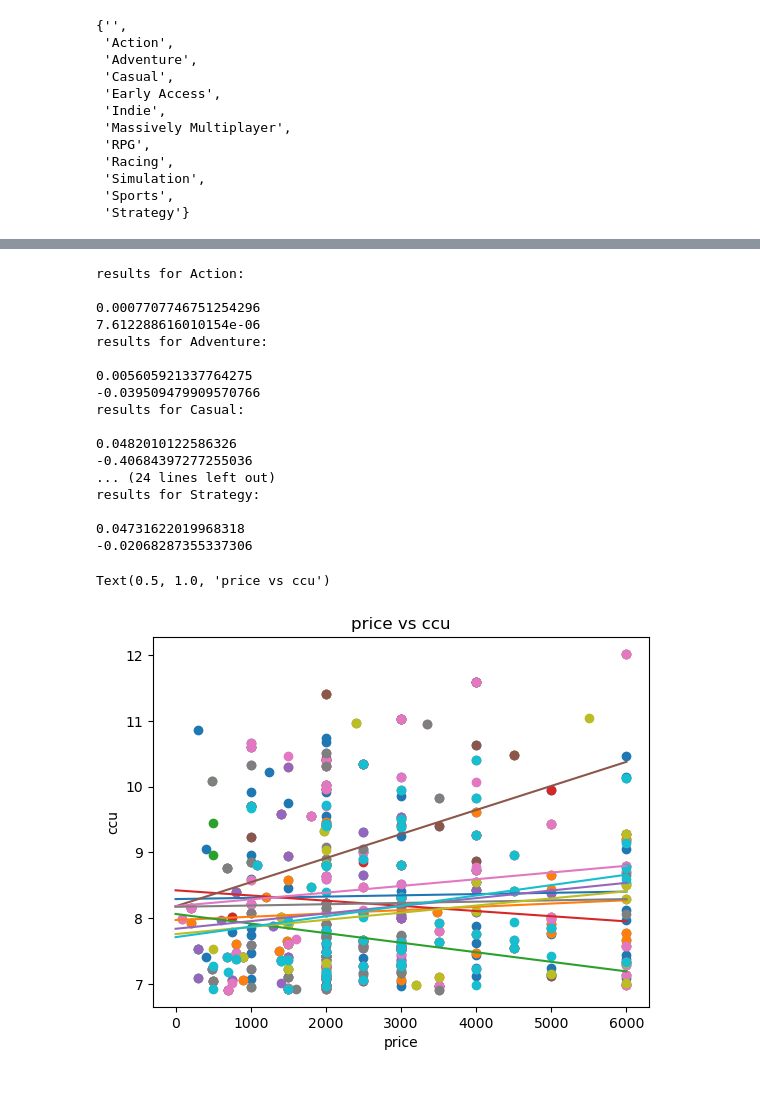
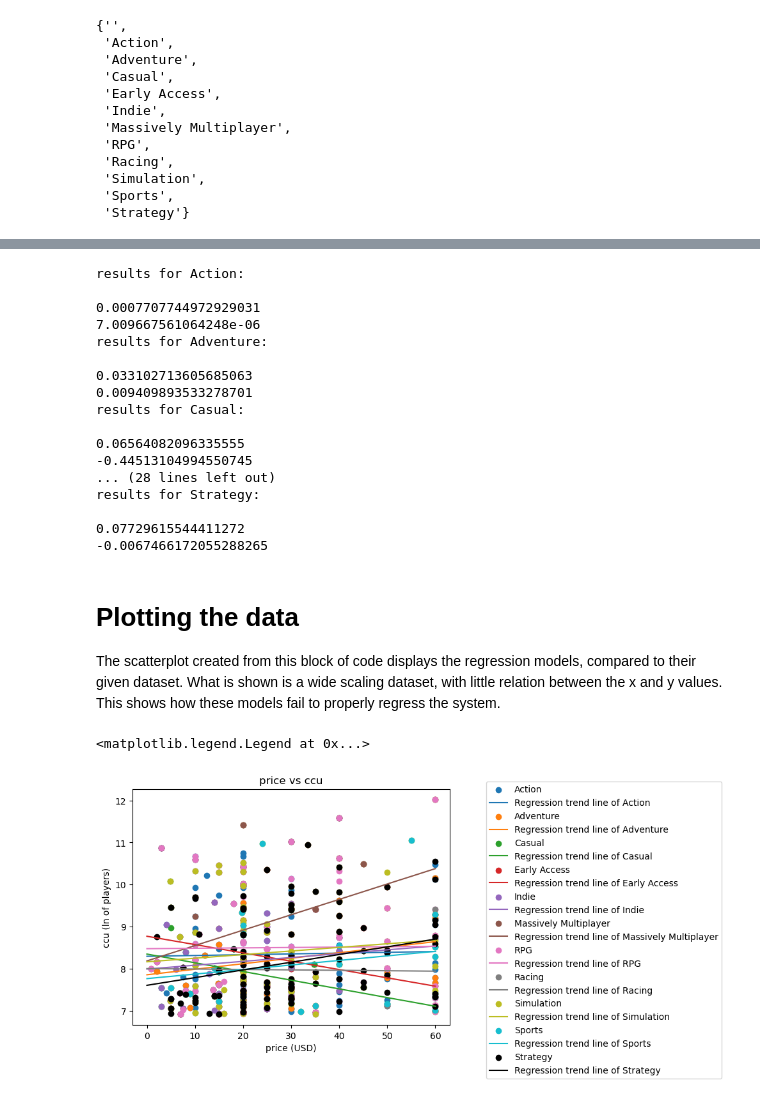
Before and after one commit to PurpleLampShade/MachineLearningFinal, a Jupyter notebook: Ridge_regressor.ipynb, the cells around one changed output, grey strips where cells are left out. Saved outputs shown, nothing was run; the diff lists cells and outputs as text; code cells hidden in the pictures.

```diff
--- a/Ridge_regressor.ipynb
+++ b/Ridge_regressor.ipynb
@@ -165,14 +186,18 @@ fig, ax = plt.subplots()
 genres = RelevantData["genres"].unique()
 
 for g in genres:
-  x = RelevantData.loc[RelevantData.genres == g, 'price_x']
+  X = RelevantData.loc[RelevantData.genres == g, 'price_x']
   y = RelevantData.loc[RelevantData.genres == g, 'ccu']
 
-  ax.scatter(x,y, label = g)
+  if g == 'Strategy':
+    ax.scatter(X,y, color = 'black', label = g)
+  else:
+    ax.scatter(X,y, label = g)
 
-ax.set_xlabel("price")
-ax.set_ylabel("ccu")
+ax.set_xlabel("price (USD)")
+ax.set_ylabel("ccu (ln of players)")
 ax.set_title("price vs ccu")
-ax.legend()
+ax.legend(bbox_to_anchor=(1.1, 1.05))
+#ax.legend()
 # %% [output]
 <matplotlib.legend.Legend at 0x...>
@@ -215,6 +243,7 @@ for g in genres:
   modelgenres [g] = model
 
   display(gsModel.best_params_)
+  display(gsModel.best_score_)
 
   display(mean_squared_error(y_train, gsModel.predict(X_train)))
   display(r2_score(y_train, gsModel.predict(X_train)))
@@ -237,60 +269,71 @@ for g in genres:
   print("results for " + g + ": \n")
   X = RelevantData.loc[RelevantData.genres == g, ['price_x']]
   y = RelevantData.loc[RelevantData.genres == g, ['ccu']]
+
   X_train, X_test, y_train, y_test = train_test_split(X,y, test_size=0.2, random_state=20)
-  model = modelgenres [g]
+  model = model = modelgenres [g]
 
-  print(model.score(X_train,y_train))
-  print(model.score(X_test,y_test))
+  print(r2_score(y_train, model.predict(X_train)))
+  print(r2_score(y_test, model.predict(X_test)))
 # %% [output]
 results for Action:
 
-0.0007707746751254296
-7.612288616010154e-06
+0.0007707744972929031
+7.009667561064248e-06
 results for Adventure:
 
-0.005605921337764275
--0.039509479909570766
+0.033102713605685063
+0.009409893533278701
 results for Casual:
 
-0.0482010122586326
--0.40684397277255036
-... (24 lines left out)
+0.06564082096335555
+-0.44513104994550745
+... (28 lines left out)
 results for Strategy:
 
-0.04731622019968318
--0.02068287355337306
+0.07729615544411272
+-0.0067466172055288265
+# %% [markdown]
+# Plotting the data
+The scatterplot created from this block of code displays the regression models, compared to their given dataset. What is shown is a wide scaling dataset, with little relation between the x and y values. This shows how these models fail to properly regress the system.
 # %%
 
 fig, ax = plt.subplots()
 '''fig.set_figheight(40)
 fig.set_figwidth(20)'''
 
-genres = RelevantData["genres"].unique()
 
 for g in genres:
   X = RelevantData.loc[RelevantData.genres == g, ['price_x']]
   y = RelevantData.loc[RelevantData.genres == g, ['ccu']]
 
-  ax.scatter(X,y, label = g)
+  if g == 'Strategy':
+    ax.scatter(X,y, color = 'black', label = g)
+  else:
+    ax.scatter(X,y, label = g)
 #  print("results for " + g + ": \n")
 
   X_train, X_test, y_train, y_test = train_test_split(X,y, test_size=0.2, random_state=20)
   model = model = modelgenres [g]
 
   #print(X_train)
 
   slope = model.coef_
-  x_graph = np.linspace(0, 6000)
+  x_graph = np.linspace(0, 60)
   x_graph = x_graph.reshape(-1,1)
   y_graph = (x_graph * slope) + model.intercept_
 
-  ax.plot(x_graph, y_graph, label="Regression trend line of " + g)
+  if g == 'Strategy':
+    ax.plot(x_graph, y_graph, label="Regression trend line of " + g, color = 'black')
+  else:
+    ax.plot(x_graph, y_graph, label="Regression trend line of " + g)
 
-ax.set_xlabel("price")
-ax.set_ylabel("ccu")
+
+ax.set_xlabel("price (USD)")
+ax.set_ylabel("ccu (ln of players)")
 ax.set_title("price vs ccu")
+ax.legend(bbox_to_anchor=(1.1, 1.05))
 #ax.legend()
 # %% [output]
-Text(0.5, 1.0, 'price vs ccu')
+<matplotlib.legend.Legend at 0x...>
-[figure, old version]
+[figure, new version]
```
Also changed, not shown: parts of 18 cells of this notebook.
